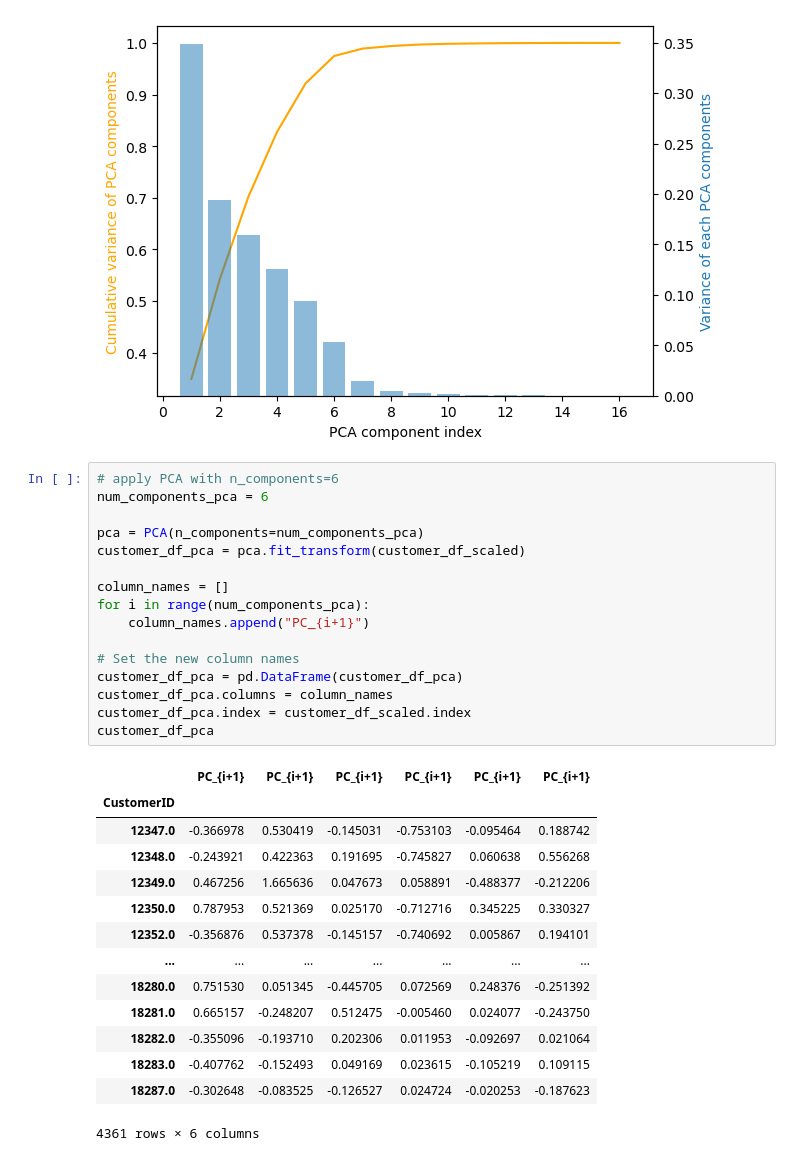
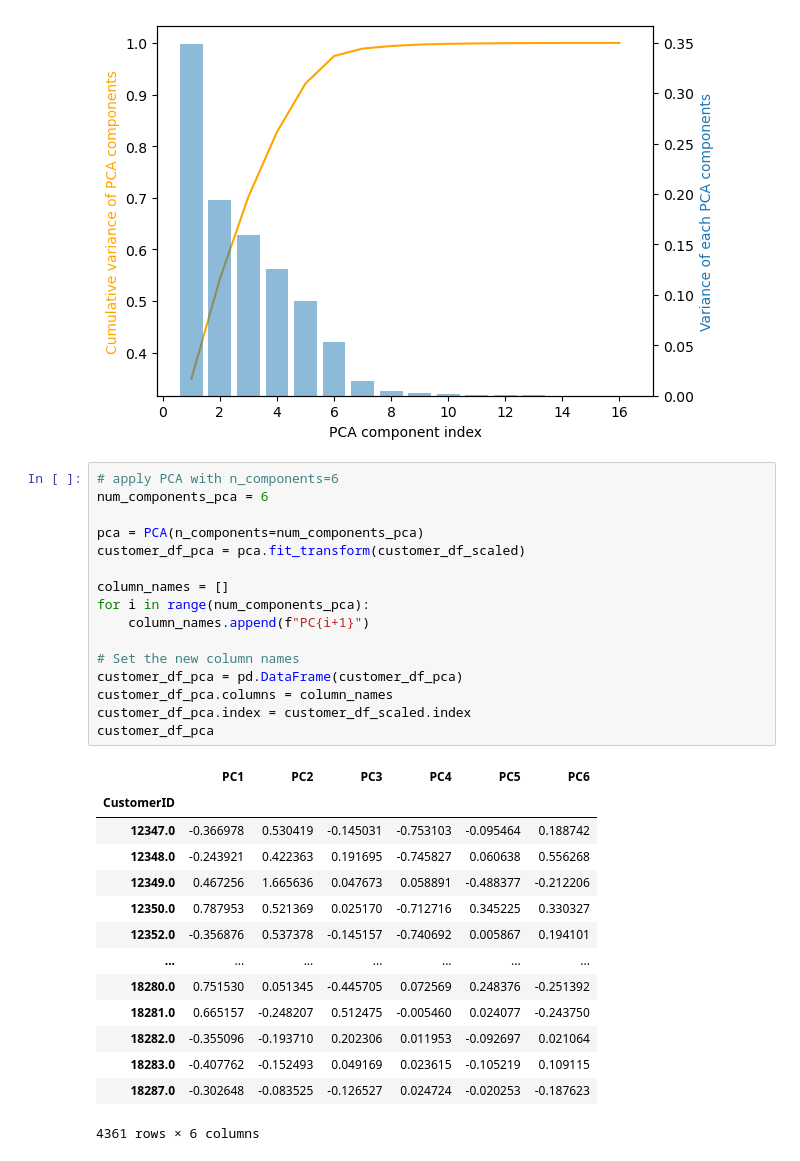
Before and after one commit to gzhang8763/ecommerce_timeseriesanalysis, a Jupyter notebook: e_commerce_analysis.ipynb, the cells around one changed output. Cells and saved outputs as stored; diff of their text form.

```diff
--- a/e_commerce_analysis.ipynb
+++ b/e_commerce_analysis.ipynb
@@ -1146,21 +1146,21 @@ plt.show()
 # %%
 # apply PCA with n_components=6
 num_components_pca = 6
 
 pca = PCA(n_components=num_components_pca)
 customer_df_pca = pca.fit_transform(customer_df_scaled)
 
 column_names = []
 for i in range(num_components_pca):
-    column_names.append("PC_{i+1}")
+    column_names.append(f"PC{i+1}")
 
 # Set the new column names
 customer_df_pca = pd.DataFrame(customer_df_pca)
 customer_df_pca.columns = column_names
 customer_df_pca.index = customer_df_scaled.index
 customer_df_pca
 # %% [output]
-|  | PC_{i+1} | PC_{i+1} | PC_{i+1} | PC_{i+1} | PC_{i+1} | PC_{i+1} |
+|  | PC1 | PC2 | PC3 | PC4 | PC5 | PC6 |
 | CustomerID |  |  |  |  |  |  |
 | 12347.0 | -0.366978 | 0.530419 | -0.145031 | -0.753103 | -0.095464 | 0.188742 |
 | 12348.0 | -0.243921 | 0.422363 | 0.191695 | -0.745827 | 0.060638 | 0.556268 |
```
Also changed, not shown: parts of 13 cells of this notebook.
